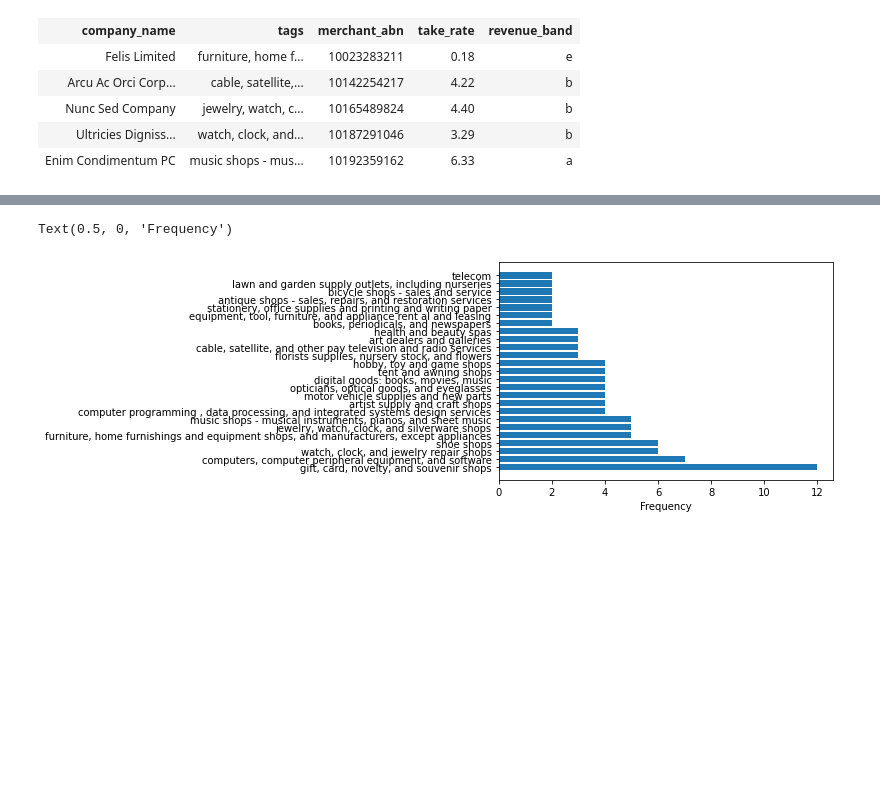
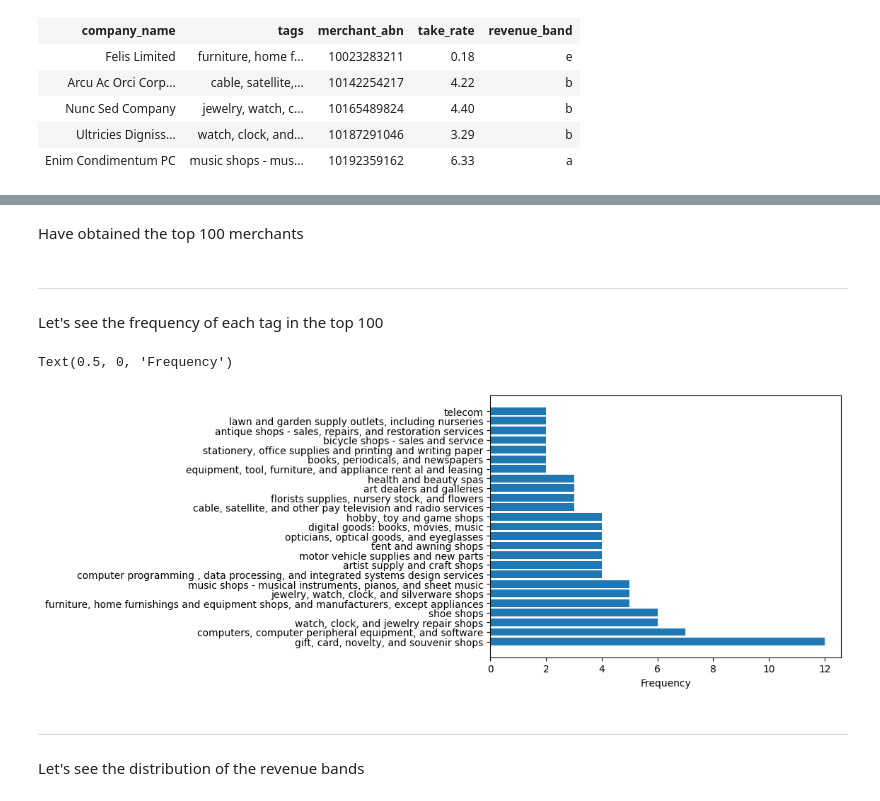
Before and after one commit to MAST30034-Applied-Data-Science/generic-buy-now-pay-later-project-group-35, a Jupyter notebook: notebooks/5-ranking_system.ipynb, the cells around one changed output, grey strips where cells are left out. Cells and saved outputs as stored; diff of their text form; code cells hidden in the pictures; blank space fills up the shorter version.

```diff
--- a/notebooks/5-ranking_system.ipynb
+++ b/notebooks/5-ranking_system.ipynb
@@ -443,4 +432,5 @@ for i in range(1, MONTHS+1):
 
         new_points.append(points)
 
-    merchants_pd["points"] = merchants_pd["points"] + new_points
+    merch_points_pd["total_points"] = merch_points_pd["total_points"] + new_points
+    merch_points_pd["mcust_points"] = merch_points_pd["mcust_points"] + new_points
@@ -477,6 +467,6 @@ merchants_sdf.limit(5)
 | Ultricies Digniss... | watch, clock, and... | 10187291046 | 3.29 | b |
 | Enim Condimentum PC | music shops - mus... | 10192359162 | 6.33 | a |
 # %%
-rankings = spark.createDataFrame(merchants_pd.iloc[1:101,]).sort(desc("points"))
-rankings
+top100_sdf = spark.createDataFrame(merch_points_pd.iloc[1:101,]).sort(desc("total_points"))
+top100_sdf
 # %% [output]
@@ -499,4 +489 @@ rankings
 only showing top 20 rows
-# %%
-merchants_sdf = merchants_sdf.join(rankings, "merchant_abn").orderBy(desc("points"))
-merchants_sdf
@@ -520,0 +490,8 @@ only showing top 20 rows
+# %%
+top100_merch = merchants_sdf.join(top100_sdf, "merchant_abn").orderBy(desc("total_points"))
+top100_merch = top100_merch \
+    .select("*") \
+    .withColumn("rank", monotonically_increasing_id()) \
+    .withColumn("rank", col("rank") + lit(1))
+
+top100_merch
@@ -521,14 +516,24 @@ only showing top 20 rows
+# %% [markdown]
+Have obtained the top 100 merchants
+# %% [markdown]
+***
+# %% [markdown]
+Let's see the frequency of each tag in the top 100
 # %%
-tags_count = merchants_sdf.groupBy("tags") \
+tags_count = top100_merch.groupBy("tags") \
     .agg(
         count("merchant_abn").alias("count")
     ) \
     .orderBy(desc("count")) \
     .toPandas()
 
 plt.barh(tags_count["tags"], tags_count["count"])
 plt.xlabel("Frequency")
 # %% [output]
 Text(0.5, 0, 'Frequency')
-[figure, old version]
+[figure, new version]
+# %% [markdown]
+***
+# %% [markdown]
+Let's see the distribution of the revenue bands
 # %%
```
Also changed, not shown: parts of 26 cells of this notebook, 10 other files.
